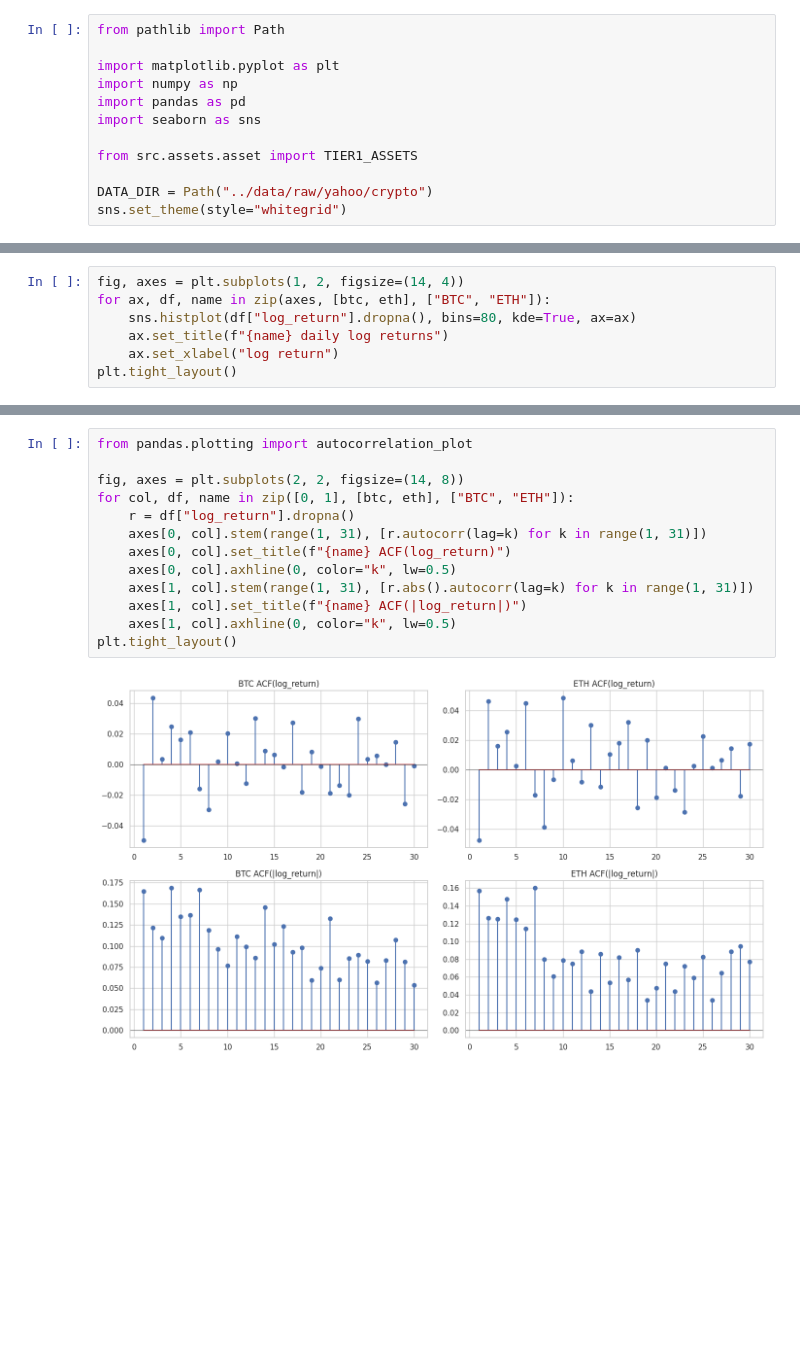
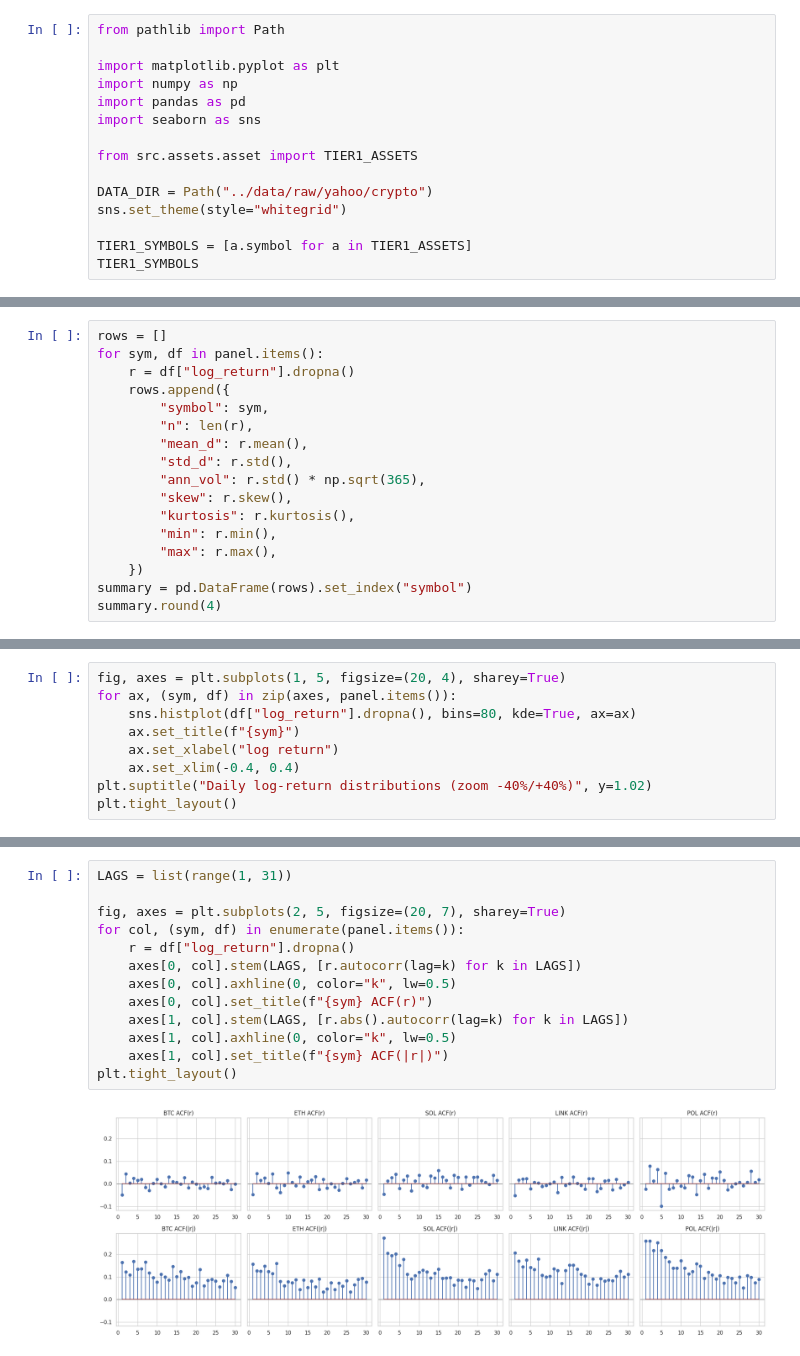
Before and after one commit to cirobarone78/Snake, a Jupyter notebook: notebooks/01_exploration_btc_eth.ipynb, the cells around one changed output, grey strips where cells are left out. Saved outputs shown, nothing was run; the diff lists cells and outputs as text; blank space fills up the shorter version.

```diff
--- a/notebooks/01_exploration_btc_eth.ipynb
+++ b/notebooks/01_exploration_btc_eth.ipynb
@@ -18,3 +23,6 @@ from src.assets.asset import TIER1_ASSETS
 
 DATA_DIR = Path("../data/raw/yahoo/crypto")
 sns.set_theme(style="whitegrid")
+
+TIER1_SYMBOLS = [a.symbol for a in TIER1_ASSETS]
+TIER1_SYMBOLS
@@ -58,0 +50,17 @@ summary
+# %%
+rows = []
+for sym, df in panel.items():
+    r = df["log_return"].dropna()
+    rows.append({
+        "symbol": sym,
+        "n": len(r),
+        "mean_d": r.mean(),
+        "std_d": r.std(),
+        "ann_vol": r.std() * np.sqrt(365),
+        "skew": r.skew(),
+        "kurtosis": r.kurtosis(),
+        "min": r.min(),
+        "max": r.max(),
+    })
+summary = pd.DataFrame(rows).set_index("symbol")
+summary.round(4)
@@ -61,8 +80,10 @@ summary
 # %%
-fig, axes = plt.subplots(1, 2, figsize=(14, 4))
-for ax, df, name in zip(axes, [btc, eth], ["BTC", "ETH"]):
+fig, axes = plt.subplots(1, 5, figsize=(20, 4), sharey=True)
+for ax, (sym, df) in zip(axes, panel.items()):
     sns.histplot(df["log_return"].dropna(), bins=80, kde=True, ax=ax)
-    ax.set_title(f"{name} daily log returns")
+    ax.set_title(f"{sym}")
     ax.set_xlabel("log return")
+    ax.set_xlim(-0.4, 0.4)
+plt.suptitle("Daily log-return distributions (zoom -40%/+40%)", y=1.02)
 plt.tight_layout()
 # %% [output]
@@ -76,15 +96,15 @@ ma la varianza è prevedibile.
 # %%
-from pandas.plotting import autocorrelation_plot
+LAGS = list(range(1, 31))
 
-fig, axes = plt.subplots(2, 2, figsize=(14, 8))
-for col, df, name in zip([0, 1], [btc, eth], ["BTC", "ETH"]):
+fig, axes = plt.subplots(2, 5, figsize=(20, 7), sharey=True)
+for col, (sym, df) in enumerate(panel.items()):
     r = df["log_return"].dropna()
-    axes[0, col].stem(range(1, 31), [r.autocorr(lag=k) for k in range(1, 31)])
-    axes[0, col].set_title(f"{name} ACF(log_return)")
+    axes[0, col].stem(LAGS, [r.autocorr(lag=k) for k in LAGS])
     axes[0, col].axhline(0, color="k", lw=0.5)
-    axes[1, col].stem(range(1, 31), [r.abs().autocorr(lag=k) for k in range(1, 31)])
-    axes[1, col].set_title(f"{name} ACF(|log_return|)")
+    axes[0, col].set_title(f"{sym} ACF(r)")
+    axes[1, col].stem(LAGS, [r.abs().autocorr(lag=k) for k in LAGS])
     axes[1, col].axhline(0, color="k", lw=0.5)
+    axes[1, col].set_title(f"{sym} ACF(|r|)")
 plt.tight_layout()
 # %% [output]
-[figure, old version]
+[figure, new version]
```
Also changed, not shown: parts of 15 cells of this notebook, 1 other file.
